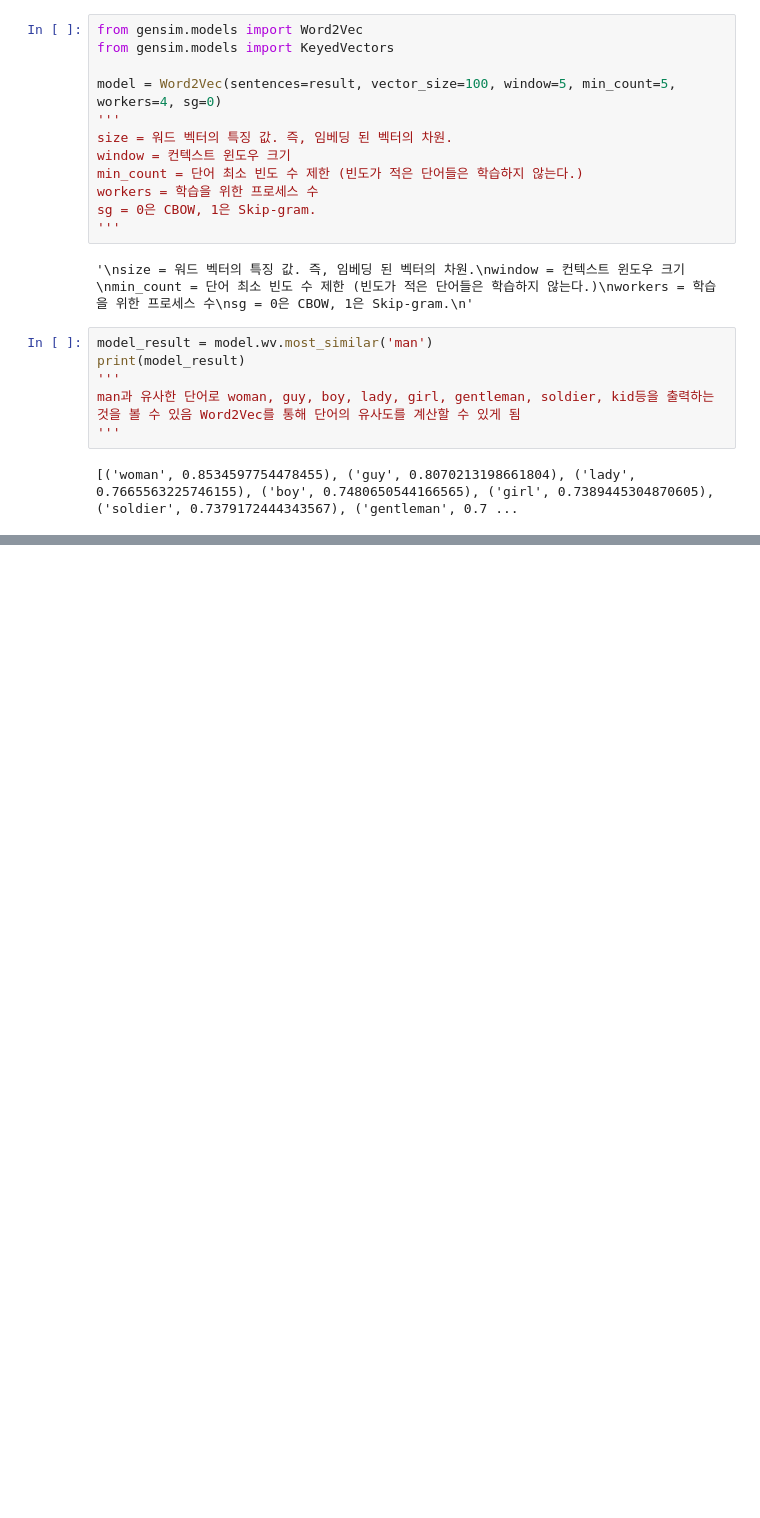
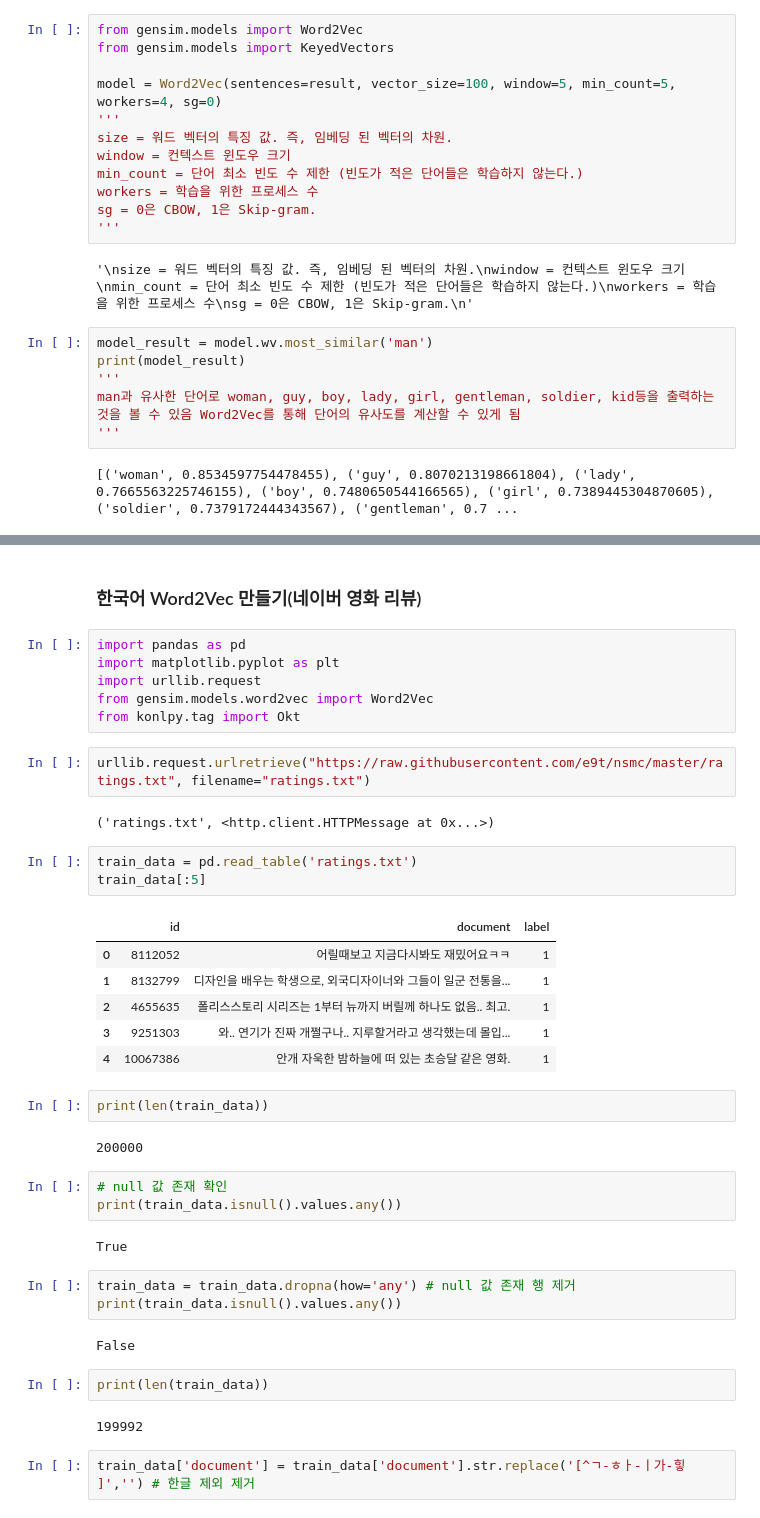
Before and after one commit to jh868/NLP_Study, a Jupyter notebook: 02.단어 표현법.ipynb, the cells around one changed output, grey strips where cells are left out. Saved outputs shown, nothing was run; the diff lists cells and outputs as text; blank space fills up the shorter version.

```diff
--- a/02.단어 표현법.ipynb
+++ b/02.단어 표현법.ipynb
@@ -507,0 +550,42 @@ man과 유사한 단어로 woman, guy, boy, lady, girl, gentleman, soldier, kid
+# %% [markdown]
+### 한국어 Word2Vec 만들기(네이버 영화 리뷰)
+# %%
+import pandas as pd
+import matplotlib.pyplot as plt
+import urllib.request
+from gensim.models.word2vec import Word2Vec
+from konlpy.tag import Okt
+# %%
+urllib.request.urlretrieve("https://raw.githubusercontent.com/e9t/nsmc/master/ratings.txt", filename="ratings.txt")
+# %% [output]
+('ratings.txt', <http.client.HTTPMessage at 0x...>)
+# %%
+train_data = pd.read_table('ratings.txt')
+train_data[:5]
+# %% [output]
+|  | id | document | label |
+| 0 | 8112052 | 어릴때보고 지금다시봐도 재밌어요ㅋㅋ | 1 |
+| 1 | 8132799 | 디자인을 배우는 학생으로, 외국디자이너와 그들이 일군 전통을... | 1 |
+| 2 | 4655635 | 폴리스스토리 시리즈는 1부터 뉴까지 버릴께 하나도 없음.. 최고. | 1 |
+| 3 | 9251303 | 와.. 연기가 진짜 개쩔구나.. 지루할거라고 생각했는데 몰입... | 1 |
+| 4 | 10067386 | 안개 자욱한 밤하늘에 떠 있는 초승달 같은 영화. | 1 |
+# %%
+print(len(train_data))
+# %% [output]
+200000
+# %%
+# null 값 존재 확인
+print(train_data.isnull().values.any())
+# %% [output]
+True
+# %%
+train_data = train_data.dropna(how='any') # null 값 존재 행 제거
+print(train_data.isnull().values.any())
+# %% [output]
+False
+# %%
+print(len(train_data))
+# %% [output]
+199992
+# %%
+train_data['document'] = train_data['document'].str.replace('[^ㄱ-ㅎㅏ-ㅣ가-힣 ]','') # 한글 제외 제거
```
Also changed, not shown: parts of 27 cells of this notebook, 7 other files.
